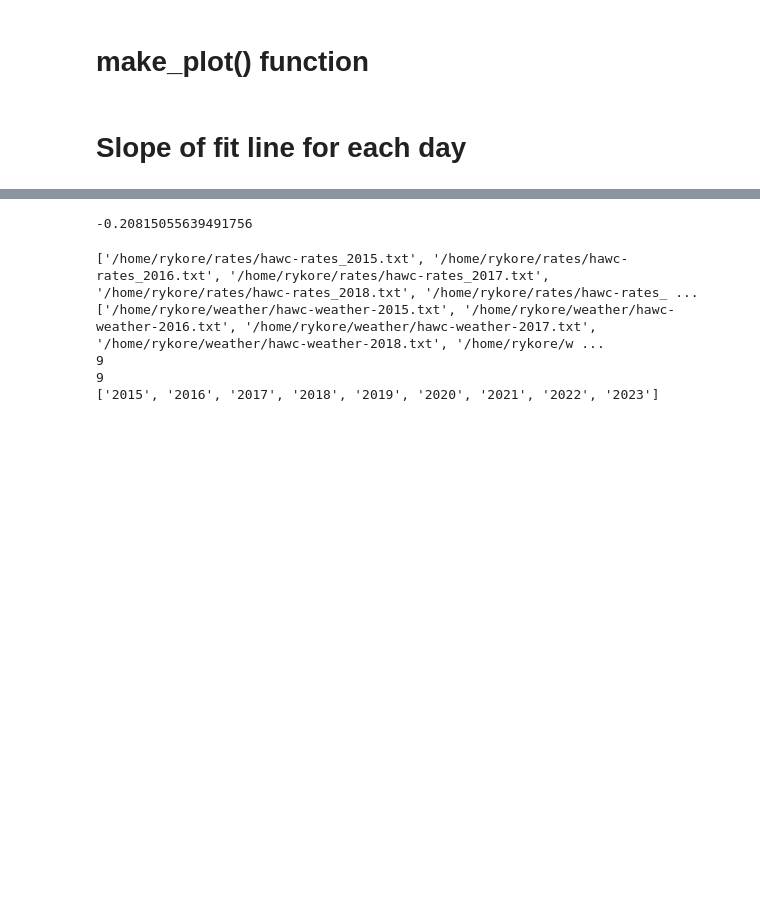
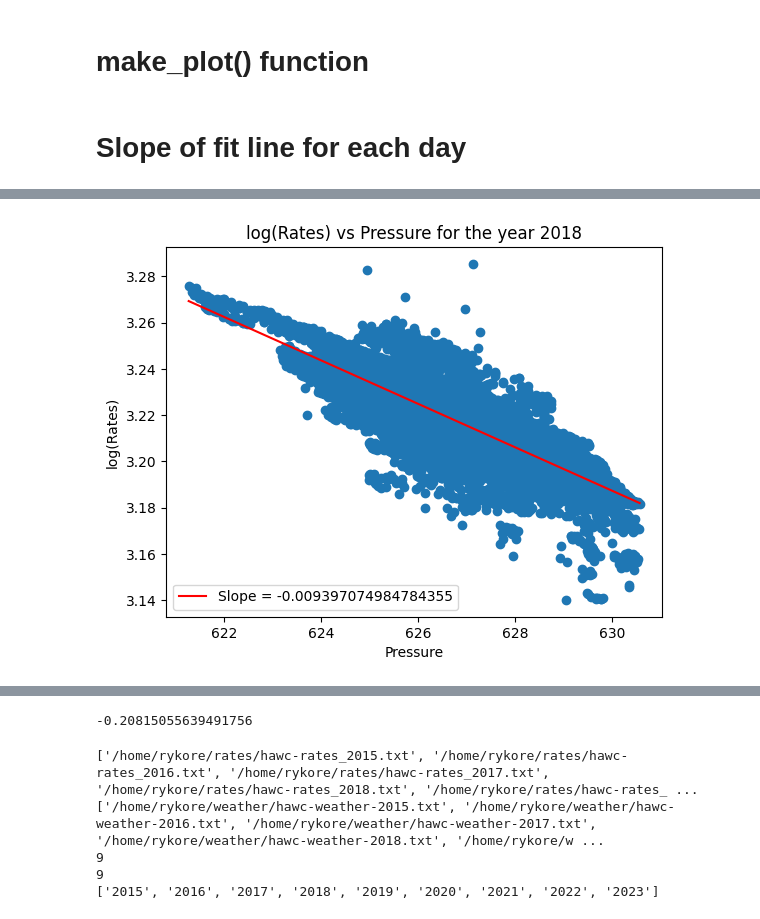
Before and after one commit to riyakore/WIPAC, a Jupyter notebook: Rates_and_Pressure.ipynb, the cells around one changed output, grey strips where cells are left out. Saved outputs shown, nothing was run; the diff lists cells and outputs as text; code cells hidden in the pictures; blank space fills up the shorter version.

```diff
--- a/Rates_and_Pressure.ipynb
+++ b/Rates_and_Pressure.ipynb
@@ -315,0 +345,5 @@ def get_slope(year, set_xmin, set_xmax, linear = True):
+# %%
+xmin_2018, xmax_2018 = make_plot('2018', make_plot = False)
+slope = get_slope('2018', xmin_2018 ,xmax_2018, linear = False, plot = True )
+# %% [output]
+[figure, added]
```
Also changed, not shown: parts of 13 cells of this notebook, 1 other file.
